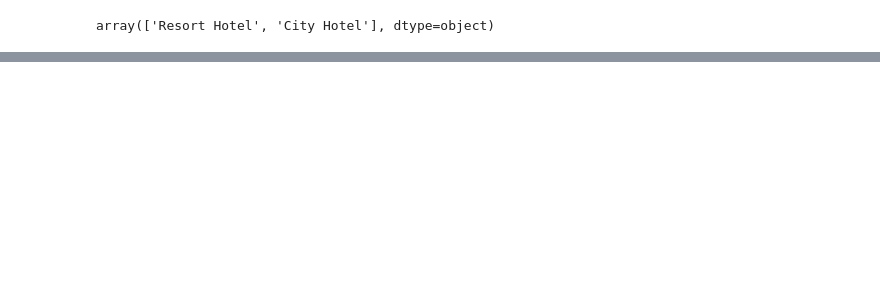
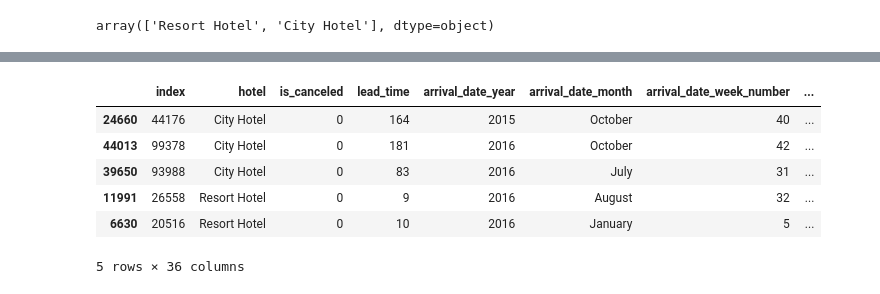
Before and after one commit to pin164/project_1, a Jupyter notebook: Untitled.ipynb, the cells around one changed output, grey strips where cells are left out. Saved outputs shown, nothing was run; the diff lists cells and outputs as text; code cells hidden in the pictures; blank space fills up the shorter version.

```diff
--- a/Untitled.ipynb
+++ b/Untitled.ipynb
@@ -26,0 +76,18 @@ array(['Direct', 'Corporate', 'Online TA', 'Offline TA/TO',
+# %%
+# Create a new column combining arrival_date_day_of_month, arrival_date_month, and arrival_date_year into a date
+hotel_bookings['arrival_date'] = pd.to_datetime(hotel_bookings['arrival_date_day_of_month'].astype(str) + '-' +
+                                                 hotel_bookings['arrival_date_month'] + '-' +
+                                                 hotel_bookings['arrival_date_year'].astype(str),
+                                                 format='%d-%B-%Y')
+
+# Create a new DataFrame with the new 'arrival_date' column
+corrected_date_hotel_bookings_df = hotel_bookings.copy()
+corrected_date_hotel_bookings_df.sample(5)
+# %% [output]
+|  | index | hotel | is_canceled | lead_time | arrival_date_year | arrival_date_month | arrival_date_week_number | ... |
+| 24660 | 44176 | City Hotel | 0 | 164 | 2015 | October | 40 | ... |
+| 44013 | 99378 | City Hotel | 0 | 181 | 2016 | October | 42 | ... |
+| 39650 | 93988 | City Hotel | 0 | 83 | 2016 | July | 31 | ... |
+| 11991 | 26558 | Resort Hotel | 0 | 9 | 2016 | August | 32 | ... |
+| 6630 | 20516 | Resort Hotel | 0 | 10 | 2016 | January | 5 | ... |
+5 rows × 36 columns
```
Also changed, not shown: parts of 14 cells of this notebook, 5 other files.
